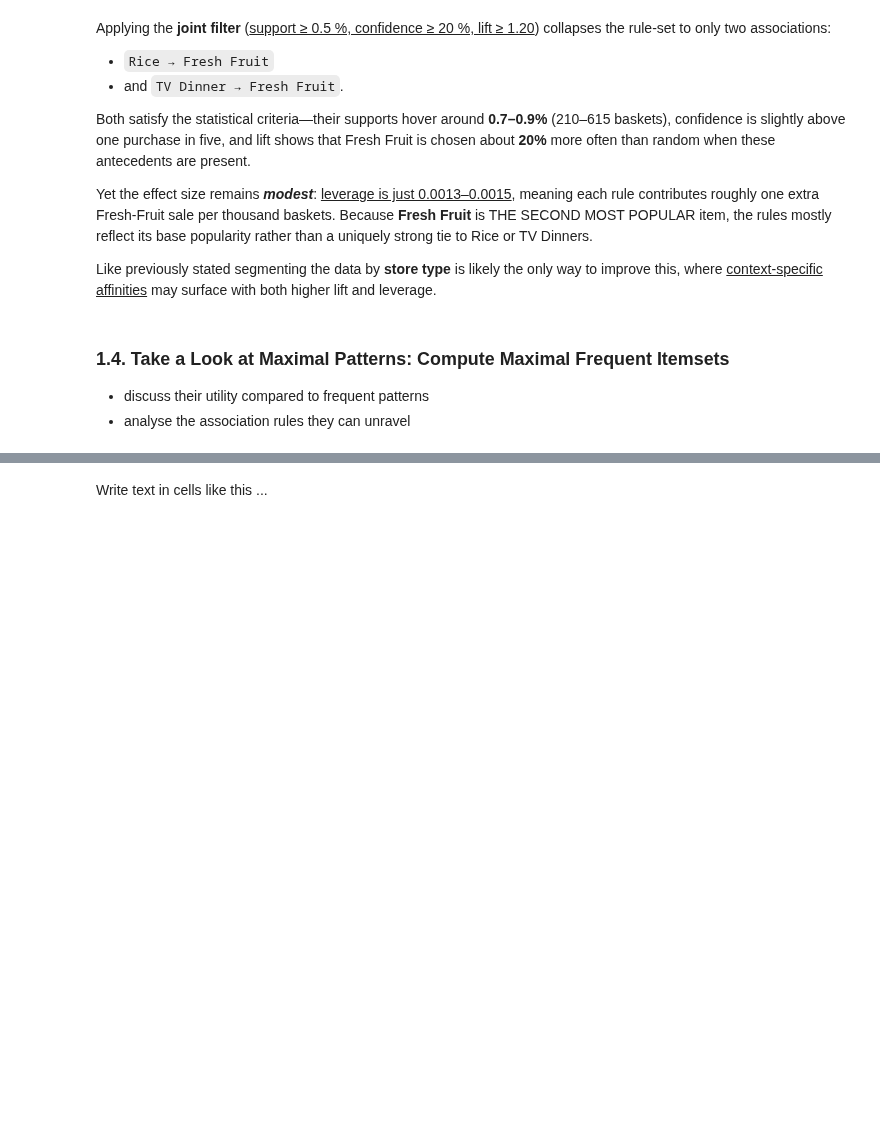
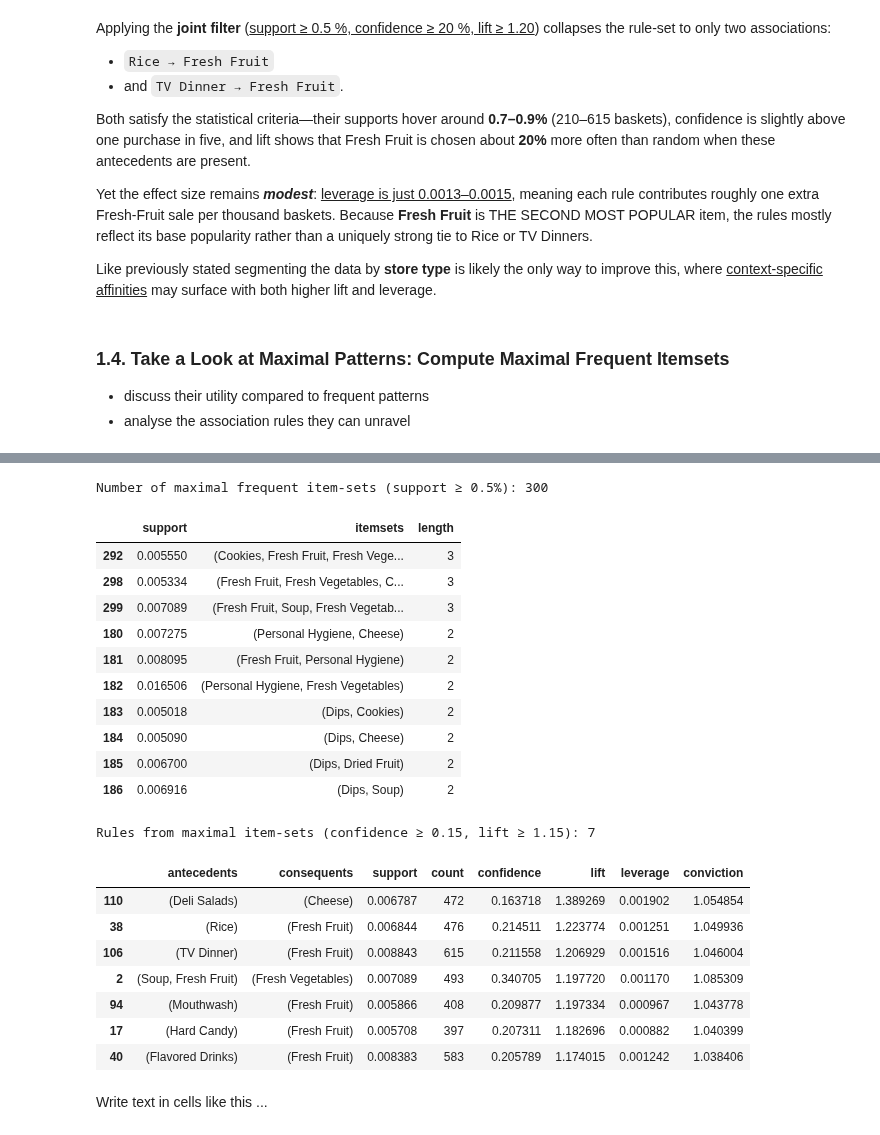
Before and after one commit to ijustsnapped/DataMine_PI, a Jupyter notebook: PD_202425_Project1/PD_202425_Project.ipynb, the cells around one changed output, grey strips where cells are left out. Saved outputs shown, nothing was run; the diff lists cells and outputs as text; code cells hidden in the pictures; blank space fills up the shorter version.

Commit message:
maximal patterns, still need to add discussion and end discussion of this part. Mostly very underwhelming results probably cuz data is muddled with different stores IDs

```diff
--- a/PD_202425_Project1/PD_202425_Project.ipynb
+++ b/PD_202425_Project1/PD_202425_Project.ipynb
@@ -1639,3 +1643,75 @@ Like previously stated segmenting the data by **store type** is likely the only
+# %%
+# 4) Mine maximal frequent item‑sets at 0.5 % support
+from mlxtend.frequent_patterns import fpmax, fpgrowth, association_rules
+
+S_min = 0.005
+max_itemsets = fpmax(binary_foodmart, min_support=S_min, use_colnames=True)
+max_itemsets["length"] = max_itemsets["itemsets"].apply(len)
+
+print(f"Number of maximal frequent item‑sets (support ≥ {S_min*100:.1f}%): "
+      f"{len(max_itemsets)}")
+display(max_itemsets.sort_values("length", ascending=False).head(10))
+
+
+# 5) Generate rules using the full frequent‑itemset table
+min_conf = 0.15
+min_lift = 1.15
+
+# 5a) mine all frequent itemsets at the same support
+freq_items = fpgrowth(binary_foodmart, min_support=S_min, use_colnames=True)
+
+# 5b) generate all rules above the confidence threshold
+all_rules = association_rules(freq_items,
+                              metric="confidence",
+                              min_threshold=min_conf)
+
+# 5c) compute the union of antecedents+consequents row‑wise
+all_rules["union"] = all_rules.apply(
+    lambda row: row["antecedents"] | row["consequents"],
+    axis=1
+)
+
+# 5d) keep rules whose union is contained in any maximal pattern
+def is_in_maximal(union_set):
+    return any(union_set.issubset(m) for m in max_itemsets["itemsets"])
+
+rules_max = all_rules[all_rules["union"].apply(is_in_maximal)].copy()
+
+# 5e) filter on lift and add absolute counts
+rules_max = rules_max[rules_max["lift"] >= min_lift]
+rules_max["count"] = (rules_max["support"] * len(binary_foodmart)).astype(int)
+rules_max = rules_max.sort_values(["lift", "confidence"], ascending=False)
+
+print(f"\nRules from maximal item‑sets (confidence ≥ {min_conf:.2f}, "
+      f"lift ≥ {min_lift:.2f}): {len(rules_max)}")
+display(rules_max[[
+    "antecedents", "consequents",
+    "support",     "count",
+    "confidence",  "lift",
+    "leverage",    "conviction"
+]].head(10))
+# %% [output]
+Number of maximal frequent item‑sets (support ≥ 0.5%): 300
+|  | support | itemsets | length |
+| 292 | 0.005550 | (Cookies, Fresh Fruit, Fresh Vege... | 3 |
+| 298 | 0.005334 | (Fresh Fruit, Fresh Vegetables, C... | 3 |
+| 299 | 0.007089 | (Fresh Fruit, Soup, Fresh Vegetab... | 3 |
+| 180 | 0.007275 | (Personal Hygiene, Cheese) | 2 |
+| 181 | 0.008095 | (Fresh Fruit, Personal Hygiene) | 2 |
+| 182 | 0.016506 | (Personal Hygiene, Fresh Vegetables) | 2 |
+| 183 | 0.005018 | (Dips, Cookies) | 2 |
+| 184 | 0.005090 | (Dips, Cheese) | 2 |
+| 185 | 0.006700 | (Dips, Dried Fruit) | 2 |
+| 186 | 0.006916 | (Dips, Soup) | 2 |
+Rules from maximal item‑sets (confidence ≥ 0.15, lift ≥ 1.15): 7
+|  | antecedents | consequents | support | count | confidence | lift | leverage | conviction |
+| 110 | (Deli Salads) | (Cheese) | 0.006787 | 472 | 0.163718 | 1.389269 | 0.001902 | 1.054854 |
+| 38 | (Rice) | (Fresh Fruit) | 0.006844 | 476 | 0.214511 | 1.223774 | 0.001251 | 1.049936 |
+| 106 | (TV Dinner) | (Fresh Fruit) | 0.008843 | 615 | 0.211558 | 1.206929 | 0.001516 | 1.046004 |
+| 2 | (Soup, Fresh Fruit) | (Fresh Vegetables) | 0.007089 | 493 | 0.340705 | 1.197720 | 0.001170 | 1.085309 |
+| 94 | (Mouthwash) | (Fresh Fruit) | 0.005866 | 408 | 0.209877 | 1.197334 | 0.000967 | 1.043778 |
+| 17 | (Hard Candy) | (Fresh Fruit) | 0.005708 | 397 | 0.207311 | 1.182696 | 0.000882 | 1.040399 |
+| 40 | (Flavored Drinks) | (Fresh Fruit) | 0.008383 | 583 | 0.205789 | 1.174015 | 0.001242 | 1.038406 |
 # %% [markdown]
 Write text in cells like this ...
 # %% [markdown]
```
Also changed, not shown: parts of 6 cells of this notebook.
